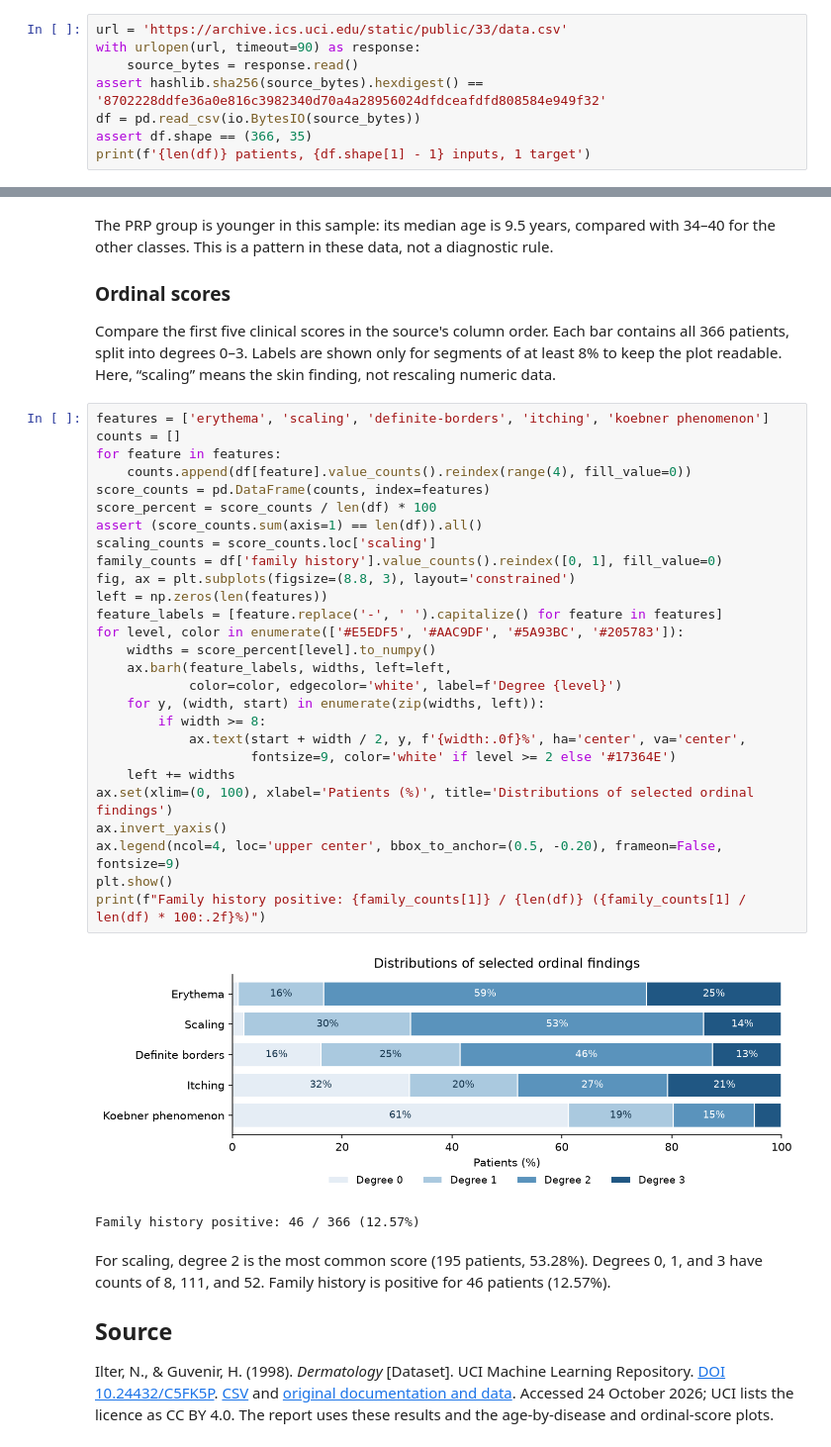
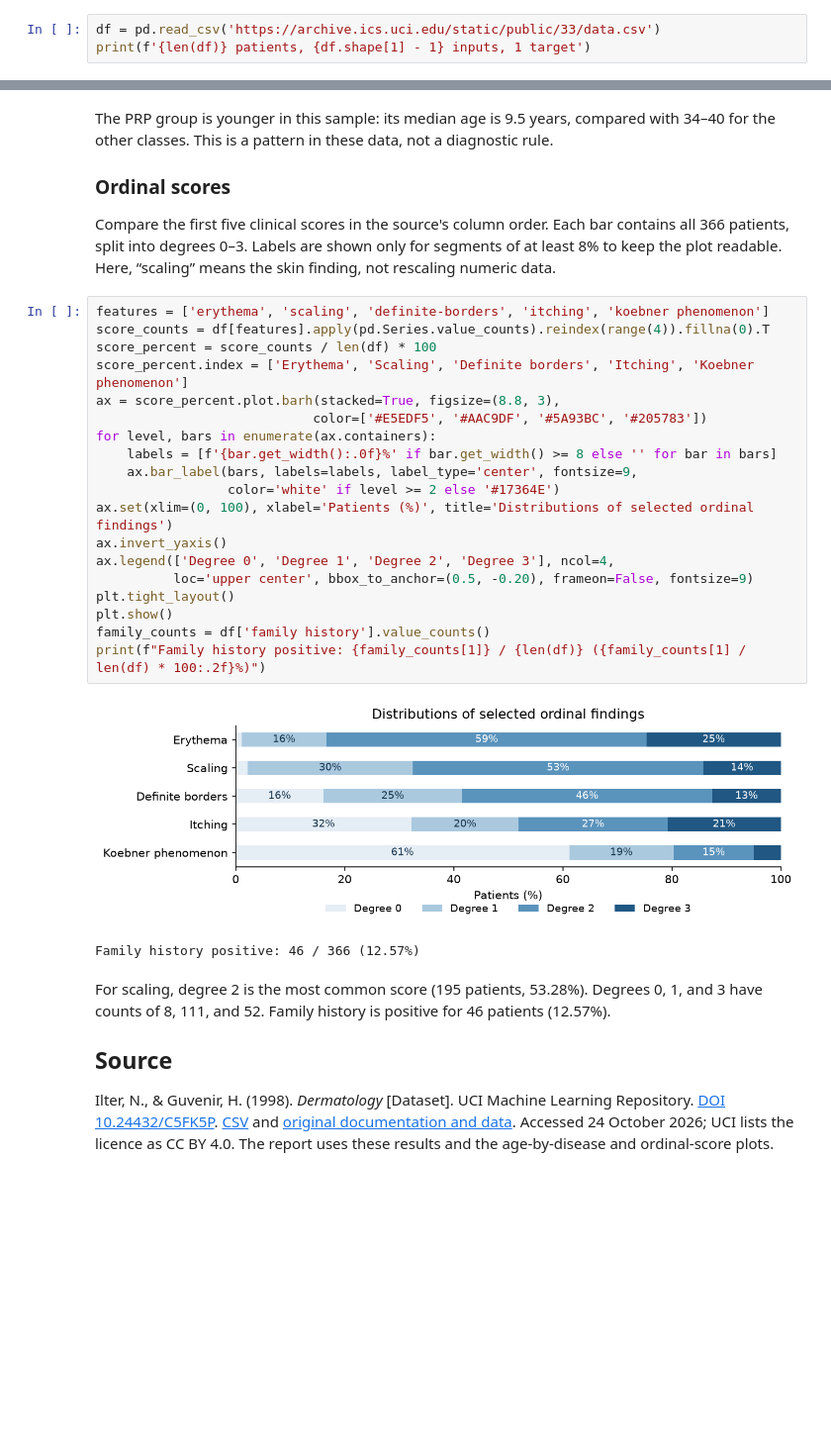
Before and after one commit to yazdanzv/machine-learning-exercise0, a Jupyter notebook: work/dermatology.ipynb, the cells around one changed output, grey strips where cells are left out. Shown at 99% size. Saved outputs shown, nothing was run; the diff lists cells and outputs as text; blank space fills up the shorter version.

Commit message:
Simplify dataset loading and plots; remove checksum assertions

```diff
--- a/work/dermatology.ipynb
+++ b/work/dermatology.ipynb
@@ -46,10 +41,5 @@ the source file has not changed. Missing ages stay missing.
 # %%
-url = 'https://archive.ics.uci.edu/static/public/33/data.csv'
-with urlopen(url, timeout=90) as response:
-    source_bytes = response.read()
-assert hashlib.sha256(source_bytes).hexdigest() == '8702228ddfe36a0e816c3982340d70a4a28956024dfdceafdfd808584e949f32'
-df = pd.read_csv(io.BytesIO(source_bytes))
-assert df.shape == (366, 35)
+df = pd.read_csv('https://archive.ics.uci.edu/static/public/33/data.csv')
 print(f'{len(df)} patients, {df.shape[1] - 1} inputs, 1 target')
 # %% [output]
 366 patients, 34 inputs, 1 target
@@ -198,33 +172,25 @@ segments of at least 8% to keep the plot readable. Here, “scaling” means the
 skin finding, not rescaling numeric data.
 # %%
 features = ['erythema', 'scaling', 'definite-borders', 'itching', 'koebner phenomenon']
-counts = []
-for feature in features:
-    counts.append(df[feature].value_counts().reindex(range(4), fill_value=0))
-score_counts = pd.DataFrame(counts, index=features)
+score_counts = df[features].apply(pd.Series.value_counts).reindex(range(4)).fillna(0).T
 score_percent = score_counts / len(df) * 100
-assert (score_counts.sum(axis=1) == len(df)).all()
-scaling_counts = score_counts.loc['scaling']
-family_counts = df['family history'].value_counts().reindex([0, 1], fill_value=0)
-fig, ax = plt.subplots(figsize=(8.8, 3), layout='constrained')
-left = np.zeros(len(features))
-feature_labels = [feature.replace('-', ' ').capitalize() for feature in features]
-for level, color in enumerate(['#E5EDF5', '#AAC9DF', '#5A93BC', '#205783']):
-    widths = score_percent[level].to_numpy()
-    ax.barh(feature_labels, widths, left=left,
-            color=color, edgecolor='white', label=f'Degree {level}')
-    for y, (width, start) in enumerate(zip(widths, left)):
-        if width >= 8:
-            ax.text(start + width / 2, y, f'{width:.0f}%', ha='center', va='center',
-                    fontsize=9, color='white' if level >= 2 else '#17364E')
-    left += widths
+score_percent.index = ['Erythema', 'Scaling', 'Definite borders', 'Itching', 'Koebner phenomenon']
+ax = score_percent.plot.barh(stacked=True, figsize=(8.8, 3),
+                            color=['#E5EDF5', '#AAC9DF', '#5A93BC', '#205783'])
+for level, bars in enumerate(ax.containers):
+    labels = [f'{bar.get_width():.0f}%' if bar.get_width() >= 8 else '' for bar in bars]
+    ax.bar_label(bars, labels=labels, label_type='center', fontsize=9,
+                 color='white' if level >= 2 else '#17364E')
 ax.set(xlim=(0, 100), xlabel='Patients (%)', title='Distributions of selected ordinal findings')
 ax.invert_yaxis()
-ax.legend(ncol=4, loc='upper center', bbox_to_anchor=(0.5, -0.20), frameon=False, fontsize=9)
+ax.legend(['Degree 0', 'Degree 1', 'Degree 2', 'Degree 3'], ncol=4,
+          loc='upper center', bbox_to_anchor=(0.5, -0.20), frameon=False, fontsize=9)
+plt.tight_layout()
 plt.show()
+family_counts = df['family history'].value_counts()
 print(f"Family history positive: {family_counts[1]} / {len(df)} ({family_counts[1] / len(df) * 100:.2f}%)")
 # %% [output]
-[figure, old version]
+[figure, new version]
 Family history positive: 46 / 366 (12.57%)
 # %% [markdown]
 For scaling, degree 2 is the most common score (195 patients, 53.28%).
```
Also changed, not shown: parts of 8 cells of this notebook, 4 other files.
